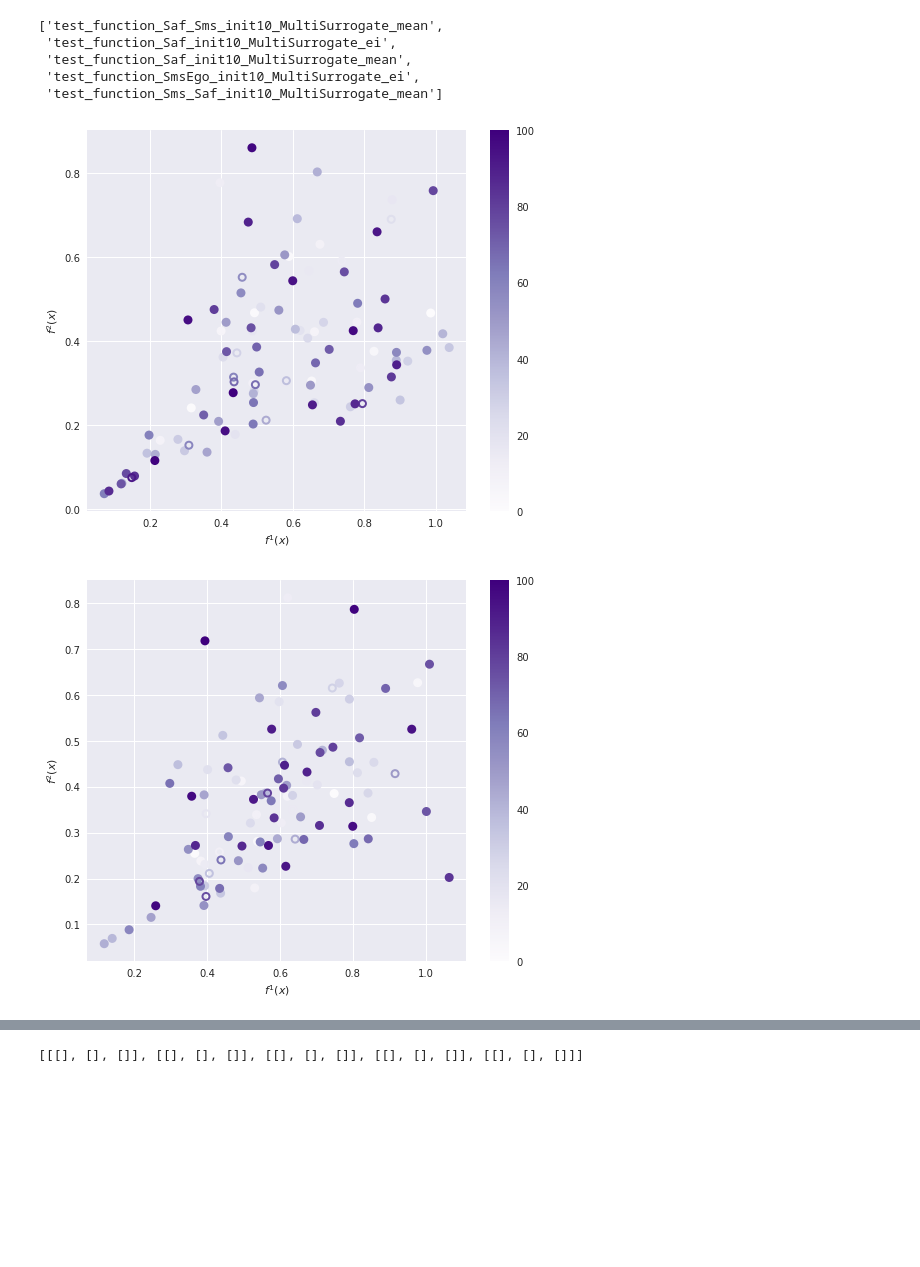
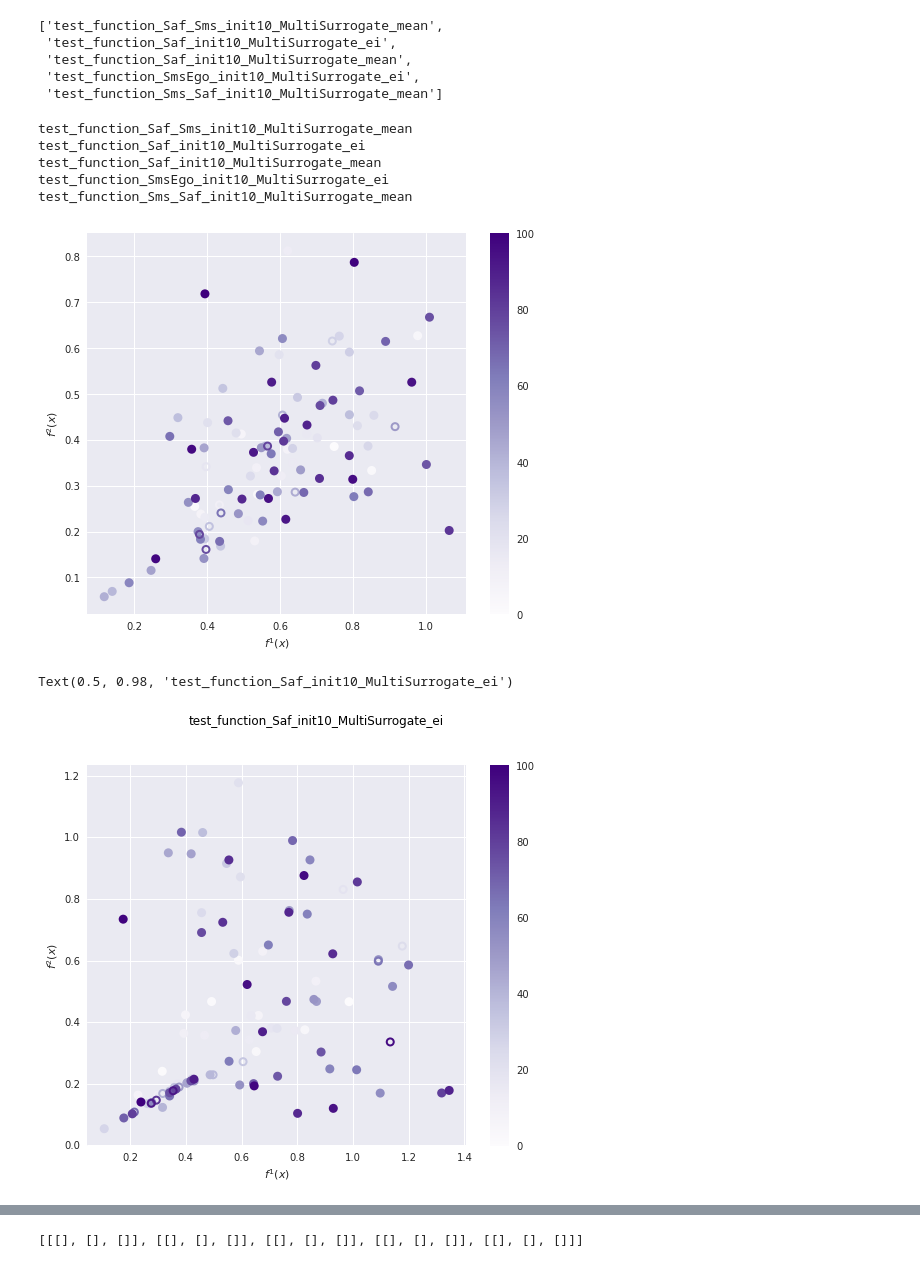
Before and after one commit to FinleyGibson/SAF_EMO, a Jupyter notebook: experiments/final/wfg6_5obj_12d_scaled/analysis.ipynb, the cells around one changed output, grey strips where cells are left out. Cells and saved outputs as stored; diff of their text form; code cells hidden in the pictures; blank space fills up the shorter version.

```diff
--- a/experiments/final/wfg6_5obj_12d_scaled/analysis.ipynb
+++ b/experiments/final/wfg6_5obj_12d_scaled/analysis.ipynb
@@ -35,27 +21,33 @@ except FileNotFoundError:
+# %%
+results = [(result_dir, load_all(os.path.join(dir_path, "log_data/", result_dir))) for result_dir in result_dirs]
+# %%
+for result in results:
+    print(result[0])
+# %% [output]
+test_function_Saf_Sms_init10_MultiSurrogate_mean
+test_function_Saf_init10_MultiSurrogate_ei
+test_function_Saf_init10_MultiSurrogate_mean
+test_function_SmsEgo_init10_MultiSurrogate_ei
+test_function_Sms_Saf_init10_MultiSurrogate_mean
 # %%
-results = [safsms_results,
-           saf_ei_results,
-           saf_mu_results,
-           sms_ei_results,
-           sms_mu_results]
-
-
 names = ["safsms_results",
          "saf_ei_results",
          "saf_mu_results",
          "sms_ei_results",
-         "sms_mu_results"]
+         "smssaf_results"]
 
 for result in results:
-    assert(len(result["y"]) == len(results[0]["y"]))
+    assert(len(result[1]["y"]) == len(results[0][1]["y"]))
 # %%
-fig_smsmu = plot_all_pareto_2d(sms_mu_results, plot_indices=[0])
+fig_smsei = plot_all_pareto_2d(results[3][1], plot_indices=[0])
 # %% [output]
-[figure, old version]
+[figure, new version]
-# %%
-fig_smsmei= plot_all_pareto_2d(sms_ei_results, plot_indices=[0])
-# %% [output]
-[figure, removed]
+# %%
+fig_safei = plot_all_pareto_2d(results[1][1], plot_indices=[0])
+fig_safei.suptitle(results[1][0])
+# %% [output]
+Text(0.5, 0.98, 'test_function_Saf_init10_MultiSurrogate_ei')
+[figure, added]
 # %%
 import wfg
 N= 500
```
Also changed, not shown: parts of 13 cells of this notebook, 2 other files.
